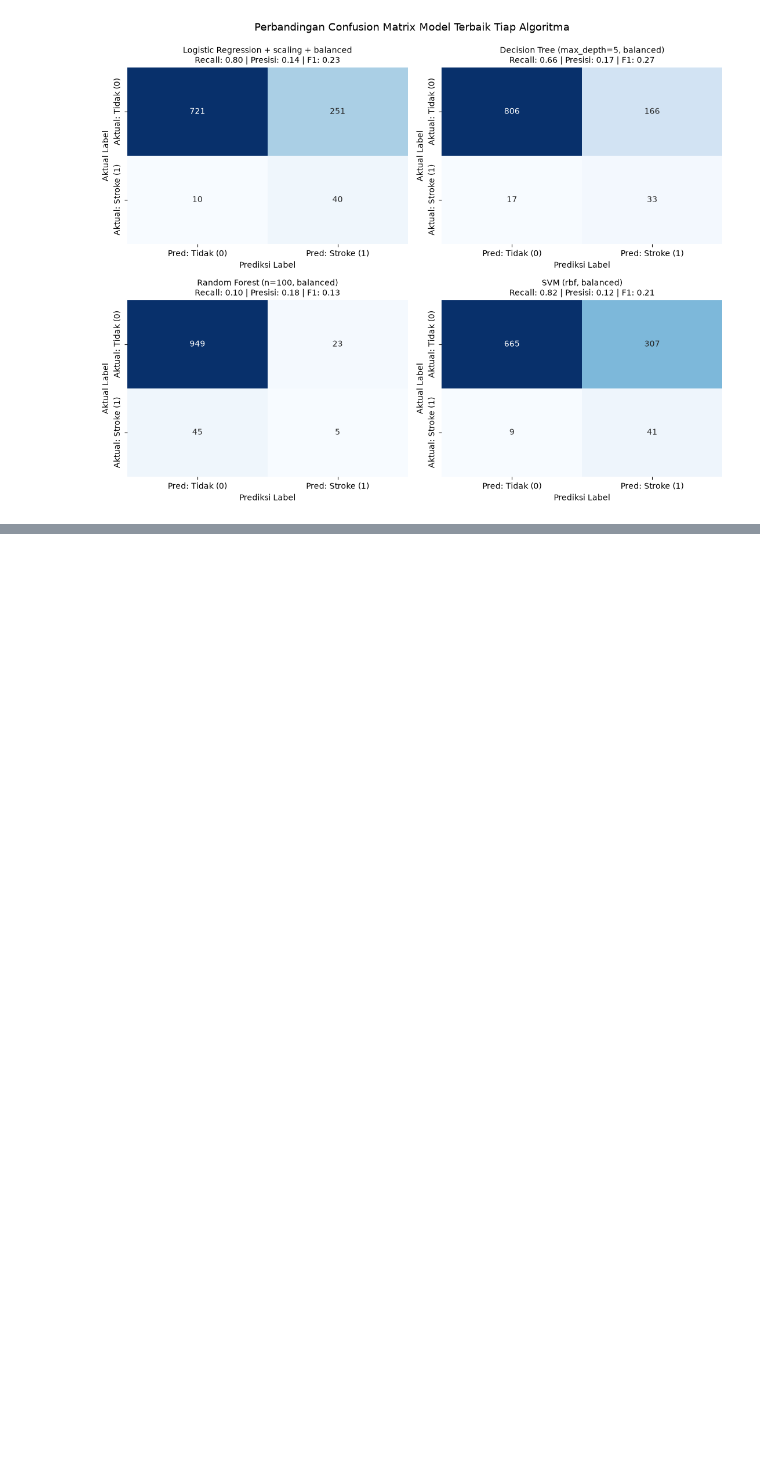
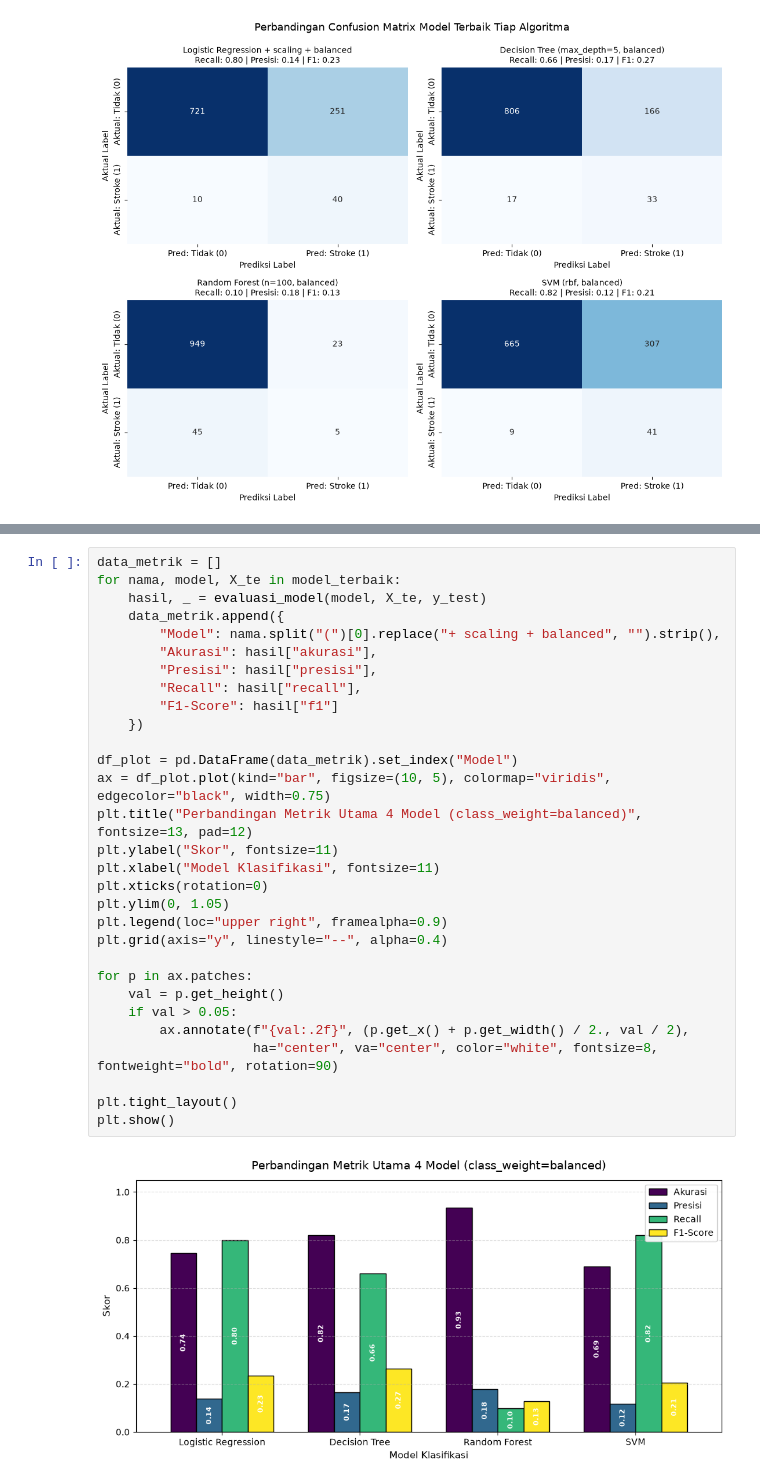
Before and after one commit to ravi-arnan/machine-learning, a Jupyter notebook: colab-hasil/04_model_library_hasil.ipynb, the cells around one changed output, grey strips where cells are left out. Cells and saved outputs as stored; diff of their text form; blank space fills up the shorter version.

Commit message:
feat: tambahkan 5 visualisasi presentasi dan kurva evaluasi di 04_model_library

```diff
--- a/colab-hasil/04_model_library_hasil.ipynb
+++ b/colab-hasil/04_model_library_hasil.ipynb
@@ -331,0 +312,32 @@ Cross-validation dan hyperparameter tuning lebih lanjut bisa dilakukan
+# %%
+data_metrik = []
+for nama, model, X_te in model_terbaik:
+    hasil, _ = evaluasi_model(model, X_te, y_test)
+    data_metrik.append({
+        "Model": nama.split("(")[0].replace("+ scaling + balanced", "").strip(),
+        "Akurasi": hasil["akurasi"],
+        "Presisi": hasil["presisi"],
+        "Recall": hasil["recall"],
+        "F1-Score": hasil["f1"]
+    })
+
+df_plot = pd.DataFrame(data_metrik).set_index("Model")
+ax = df_plot.plot(kind="bar", figsize=(10, 5), colormap="viridis", edgecolor="black", width=0.75)
+plt.title("Perbandingan Metrik Utama 4 Model (class_weight=balanced)", fontsize=13, pad=12)
+plt.ylabel("Skor", fontsize=11)
+plt.xlabel("Model Klasifikasi", fontsize=11)
+plt.xticks(rotation=0)
+plt.ylim(0, 1.05)
+plt.legend(loc="upper right", framealpha=0.9)
+plt.grid(axis="y", linestyle="--", alpha=0.4)
+
+for p in ax.patches:
+    val = p.get_height()
+    if val > 0.05:
+        ax.annotate(f"{val:.2f}", (p.get_x() + p.get_width() / 2., val / 2),
+                    ha="center", va="center", color="white", fontsize=8, fontweight="bold", rotation=90)
+
+plt.tight_layout()
+plt.show()
+# %% [output]
+[figure, added]
```
Also changed, not shown: parts of 13 cells of this notebook, 1 other file.
